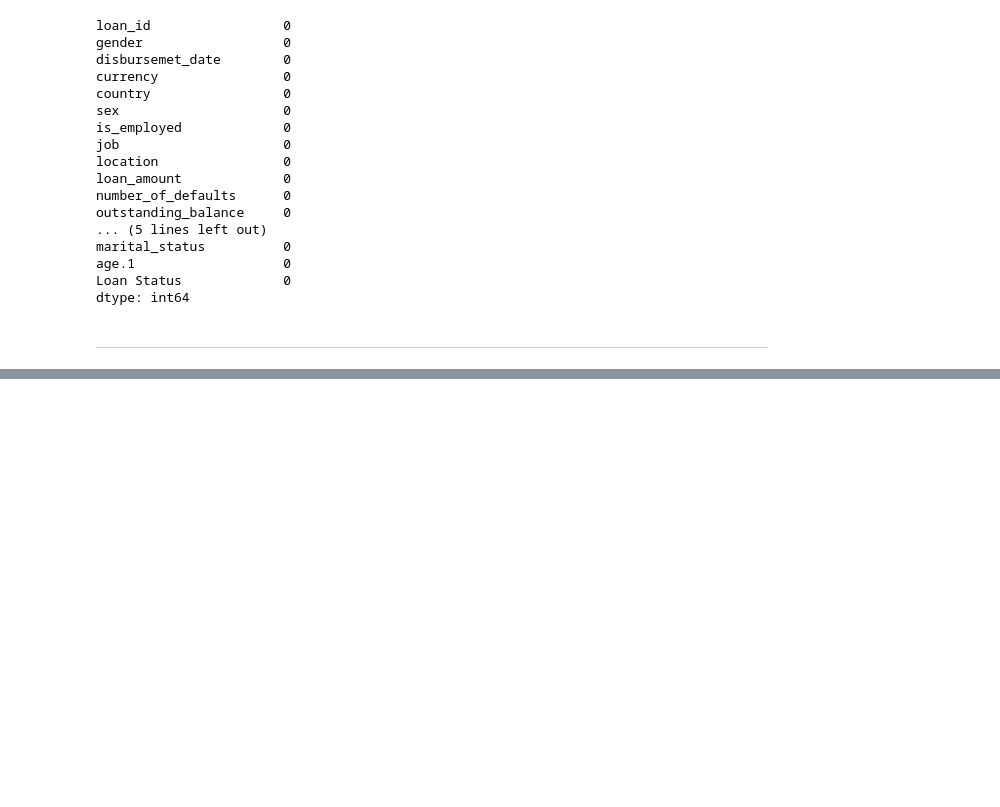
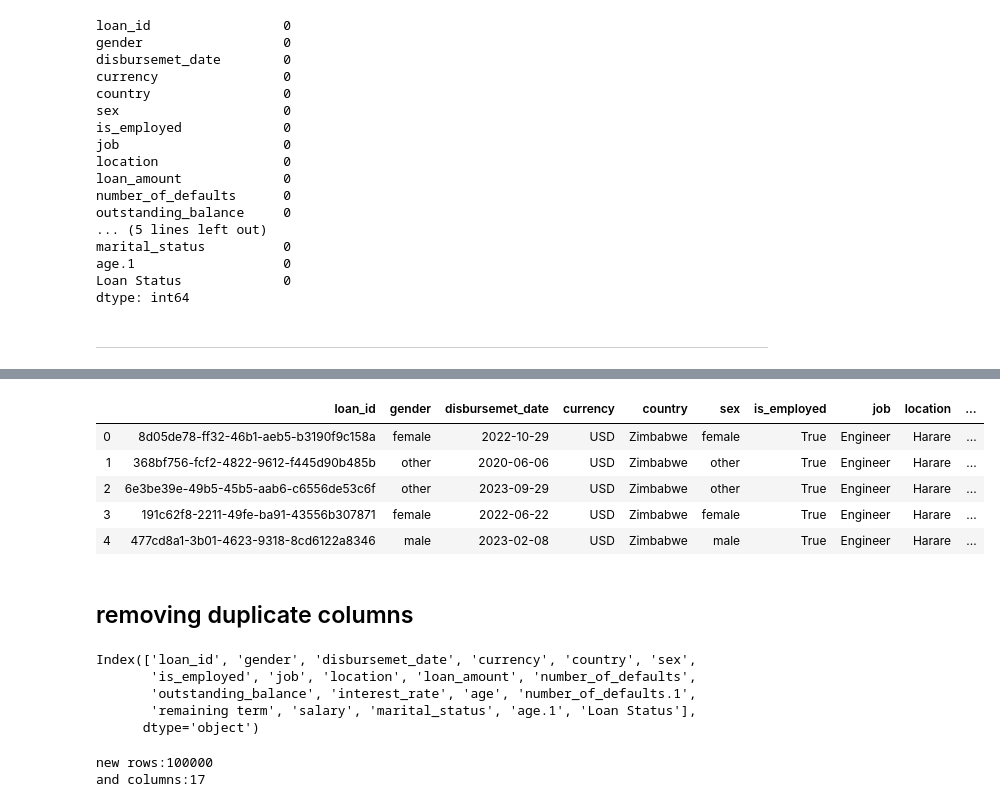
Before and after one commit to Voltamol/Claxon-DataScience-hackathon, a Jupyter notebook: notebooks/Cleaning and EDA.ipynb, the cells around one changed output, grey strips where cells are left out. Cells and saved outputs as stored; diff of their text form; code cells hidden in the pictures; blank space fills up the shorter version.

```diff
--- a/notebooks/Cleaning and EDA.ipynb
+++ b/notebooks/Cleaning and EDA.ipynb
@@ -200,0 +231,2 @@ dtype: int64
+# %%
+df['disbursemet_date']=df['disbursemet_date'].apply(pd.to_datetime)
@@ -200,0 +253,19 @@ dtype: int64
+# %%
+df.head()
+# %% [output]
+|  | loan_id | gender | disbursemet_date | currency | country | sex | is_employed | job | location | ... |
+| 0 | 8d05de78-ff32-46b1-aeb5-b3190f9c158a | female | 2022-10-29 | USD | Zimbabwe | female | True | Engineer | Harare | ... |
+| 1 | 368bf756-fcf2-4822-9612-f445d90b485b | other | 2020-06-06 | USD | Zimbabwe | other | True | Engineer | Harare | ... |
+| 2 | 6e3be39e-49b5-45b5-aab6-c6556de53c6f | other | 2023-09-29 | USD | Zimbabwe | other | True | Engineer | Harare | ... |
+| 3 | 191c62f8-2211-49fe-ba91-43556b307871 | female | 2022-06-22 | USD | Zimbabwe | female | True | Engineer | Harare | ... |
+| 4 | 477cd8a1-3b01-4623-9318-8cd6122a8346 | male | 2023-02-08 | USD | Zimbabwe | male | True | Engineer | Harare | ... |
+# %% [markdown]
+## removing duplicate columns
+# %%
+df.columns
+# %% [output]
+Index(['loan_id', 'gender', 'disbursemet_date', 'currency', 'country', 'sex',
+       'is_employed', 'job', 'location', 'loan_amount', 'number_of_defaults',
+       'outstanding_balance', 'interest_rate', 'age', 'number_of_defaults.1',
+       'remaining term', 'salary', 'marital_status', 'age.1', 'Loan Status'],
+      dtype='object')
@@ -200,0 +279,5 @@ dtype: int64
+# %%
+print("new rows:{}\nand columns:{}".format(rows,columns))
+# %% [output]
+new rows:100000
+and columns:17
```
Also changed, not shown: parts of 33 cells of this notebook, 2 other files.
